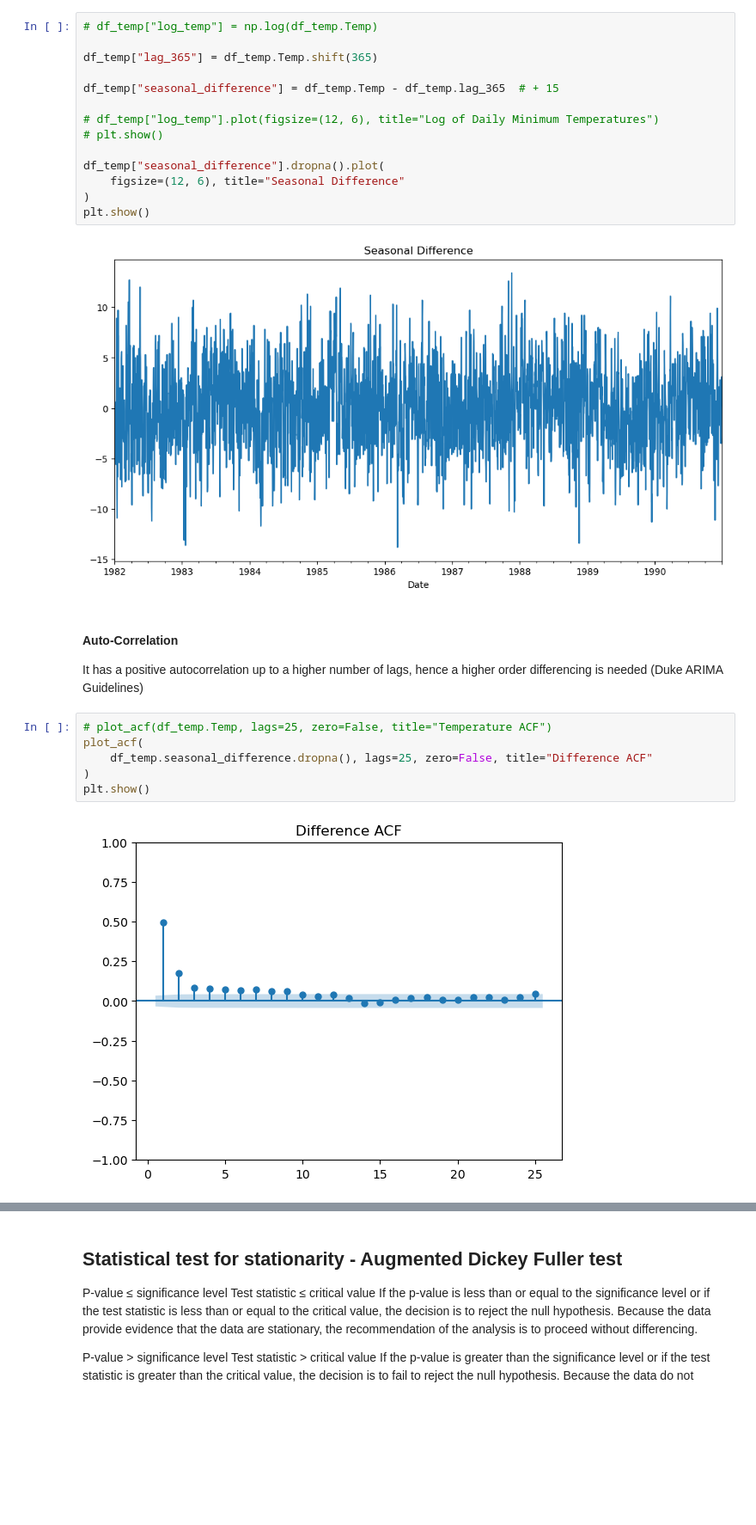
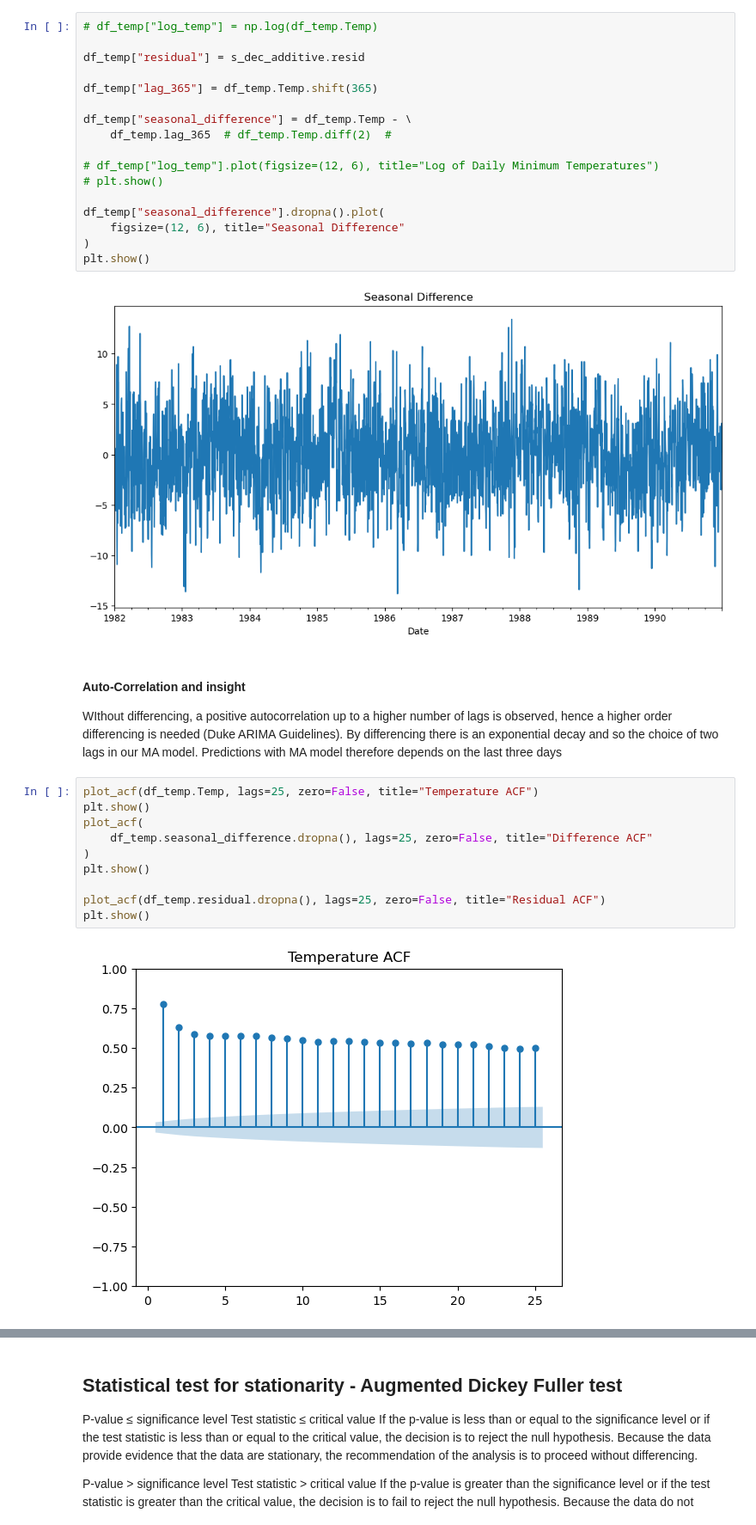
Before and after one commit to gkrampah/timeSeriesPandas, a Jupyter notebook: project.ipynb, the cells around one changed output, grey strips where cells are left out. Shown: that part at 86% size. Drawn from its saved outputs; the diff is of its cells as text; blank space fills up the shorter version.

```diff
--- a/project.ipynb
+++ b/project.ipynb
@@ -195,9 +231,12 @@ plt.show()
 # %%
 # df_temp["log_temp"] = np.log(df_temp.Temp)
 
+df_temp["residual"] = s_dec_additive.resid
+
 df_temp["lag_365"] = df_temp.Temp.shift(365)
 
-df_temp["seasonal_difference"] = df_temp.Temp - df_temp.lag_365  # + 15
+df_temp["seasonal_difference"] = df_temp.Temp - \
+    df_temp.lag_365  # df_temp.Temp.diff(2)  #
 
 # df_temp["log_temp"].plot(figsize=(12, 6), title="Log of Daily Minimum Temperatures")
 # plt.show()
@@ -209,14 +248,18 @@ plt.show()
 # %% [output]
 [figure]
 # %% [markdown]
-#### Auto-Correlation
+#### Auto-Correlation and insight
 
-It has a positive autocorrelation up to a higher number of lags, hence a higher order differencing is needed (Duke ARIMA Guidelines)
+WIthout differencing, a positive autocorrelation up to a higher number of lags is observed, hence a higher order differencing is needed (Duke ARIMA Guidelines). By differencing there is an exponential decay and so the choice of two lags in our MA model. Predictions with MA model therefore depends on the last three days
 # %%
-# plot_acf(df_temp.Temp, lags=25, zero=False, title="Temperature ACF")
+plot_acf(df_temp.Temp, lags=25, zero=False, title="Temperature ACF")
+plt.show()
 plot_acf(
     df_temp.seasonal_difference.dropna(), lags=25, zero=False, title="Difference ACF"
 )
 plt.show()
+
+plot_acf(df_temp.residual.dropna(), lags=25, zero=False, title="Residual ACF")
+plt.show()
 # %% [output]
-[figure, old version]
+[figure, new version]
```
Also changed, not shown: parts of 27 cells of this notebook, 2 other files.
